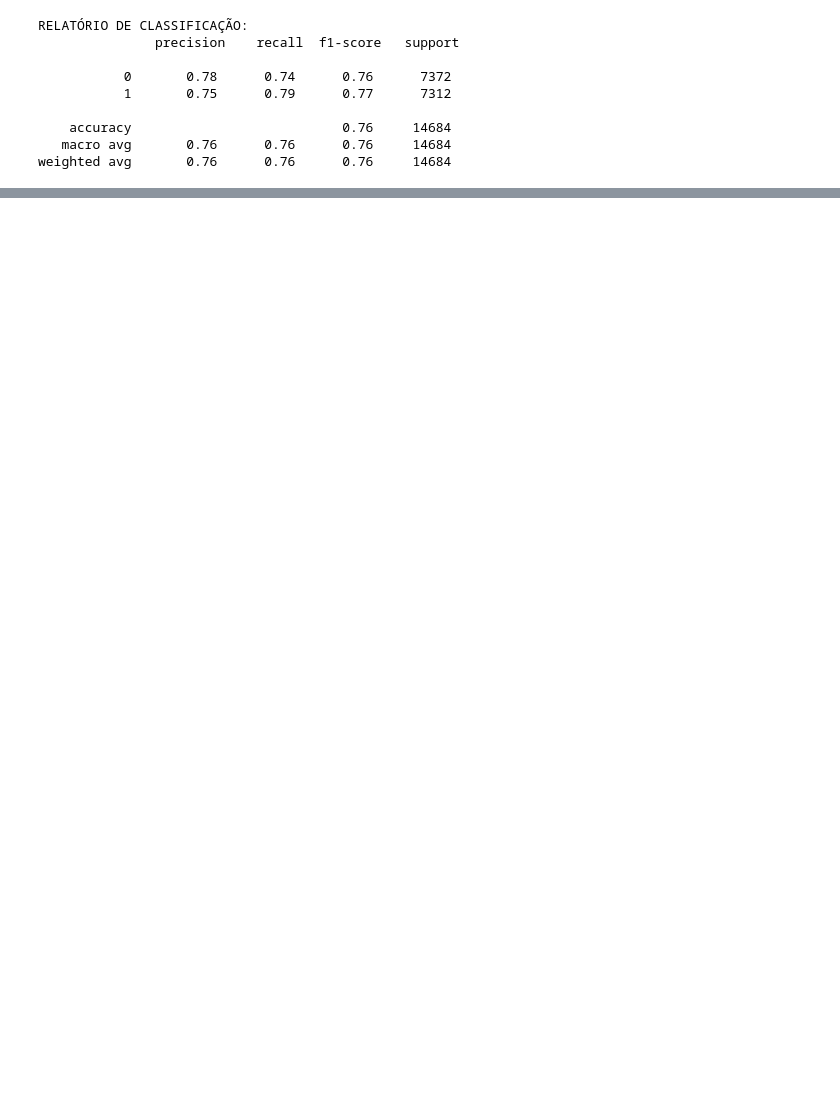
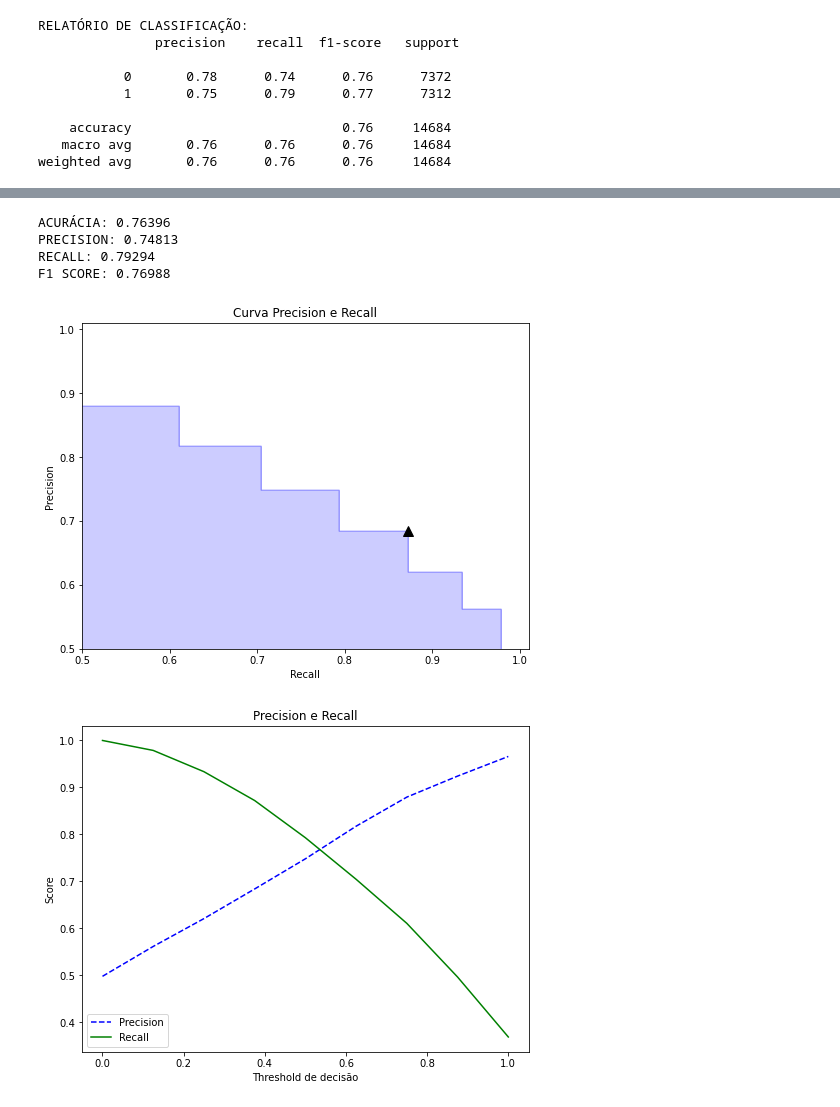
Before and after one commit to AbnerBissolli/Malicious-DNS-Detection, a Jupyter notebook: jupyter-notebooks/[04] [03] Classifier KNN.ipynb, the cells around one changed output, grey strips where cells are left out. Cells and saved outputs as stored; diff of their text form; code cells hidden in the pictures; blank space fills up the shorter version.

```diff
--- a/jupyter-notebooks/[04] [03] Classifier KNN.ipynb
+++ b/jupyter-notebooks/[04] [03] Classifier KNN.ipynb
@@ -178,0 +112,20 @@ def plot_roc_curve(fpr, tpr, label=None):
+# %%
+print('ACURÁCIA: %.5f' % accuracy_score(y_test, y_pred))
+print('PRECISION: %.5f' % precision_score(y_test, y_pred))
+print('RECALL: %.5f' % recall_score(y_test, y_pred))
+print('F1 SCORE: %.5f' % f1_score(y_test, y_pred))
+# %% [output]
+ACURÁCIA: 0.76396
+PRECISION: 0.74813
+RECALL: 0.79294
+F1 SCORE: 0.76988
+# %%
+# CURVA PRECISION RECALL
+
+p, r, thresholds = precision_recall_curve(y_test, y_scores)
+precision_recall_threshold(p, r, thresholds, 0.4)
+
+plot_precision_recall_vs_threshold(p, r, thresholds)
+# %% [output]
+[figure, added]
+[figure, added]
```
Also changed, not shown: parts of 19 cells of this notebook.
